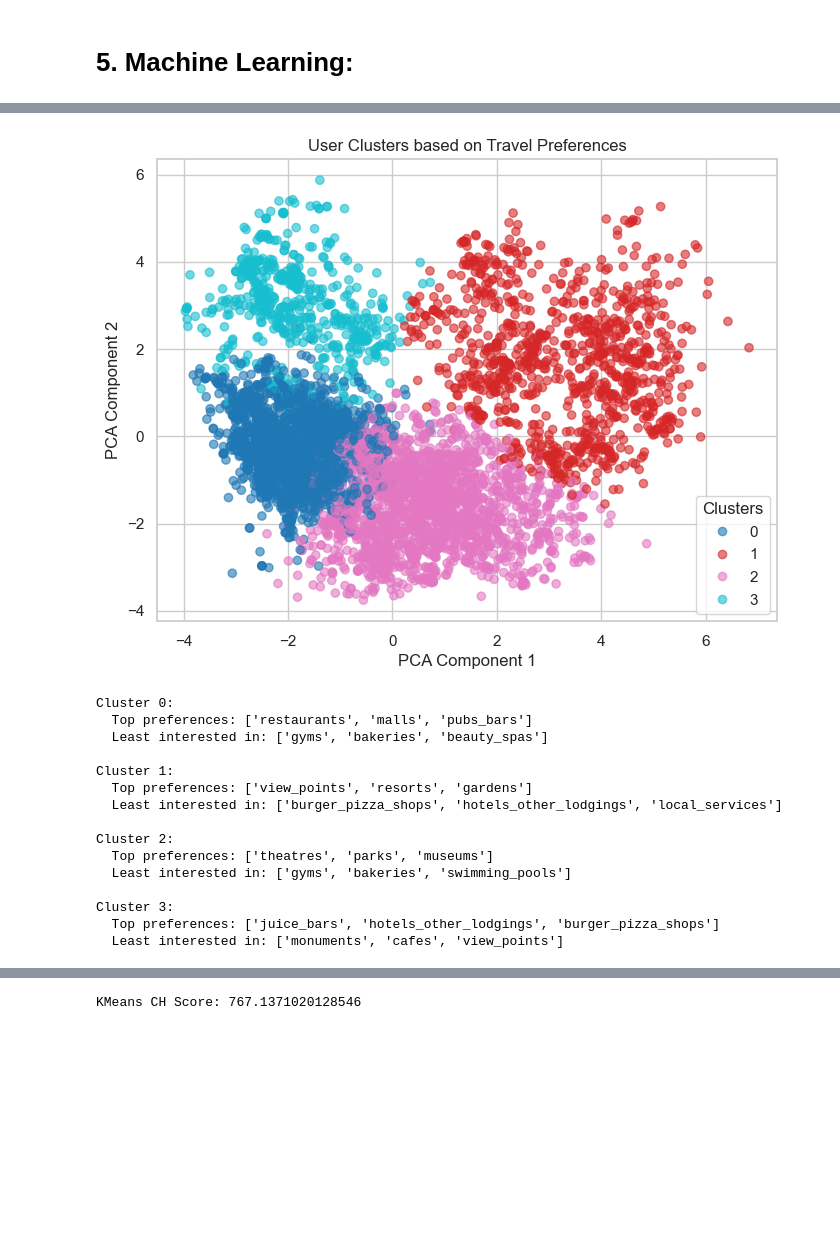
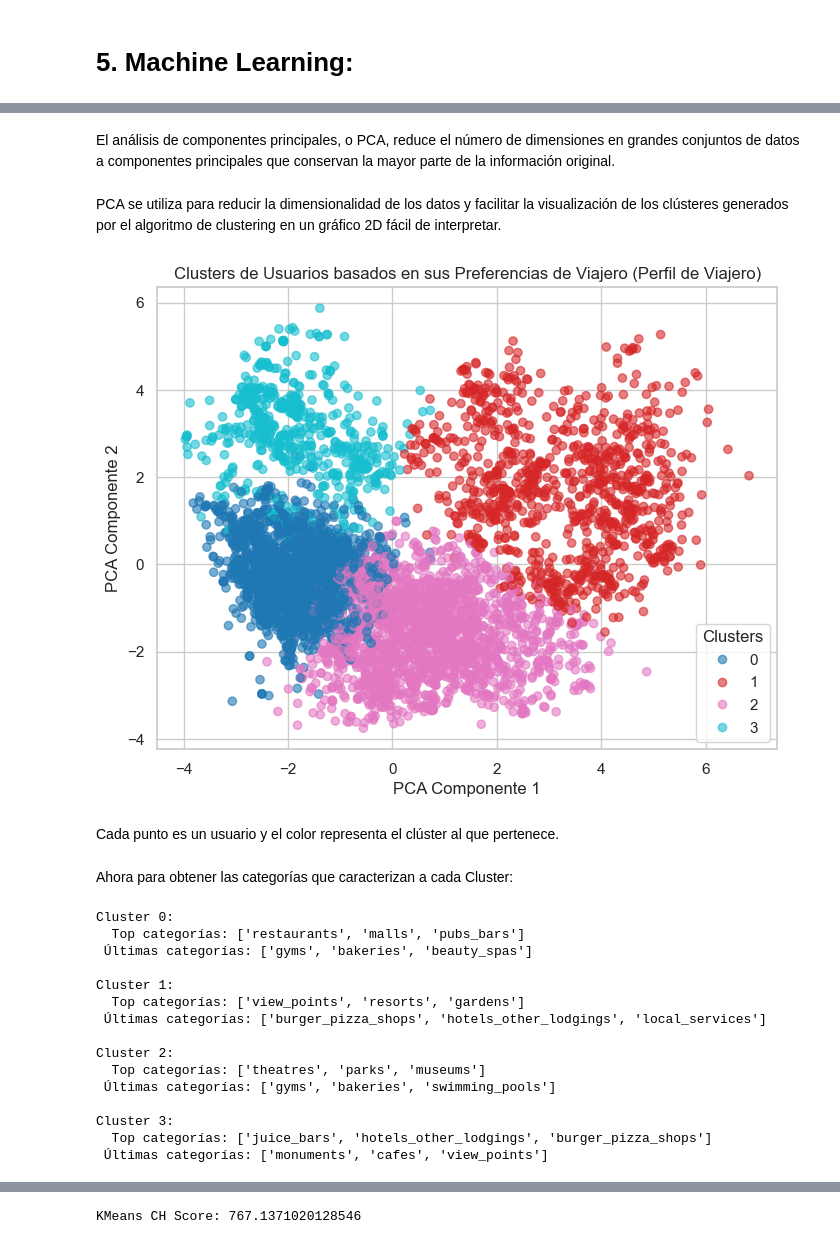
Before and after one commit to gabrielaaguiv5/ProjectI, a Jupyter notebook: notebooks/V2_eda&analysis_overview.ipynb, the cells around one changed output, grey strips where cells are left out. Cells and saved outputs as stored; diff of their text form; code cells hidden in the pictures; blank space fills up the shorter version.

```diff
--- a/notebooks/V2_eda&analysis_overview.ipynb
+++ b/notebooks/V2_eda&analysis_overview.ipynb
@@ -516,16 +555,24 @@ datos['cluster'] = clusters
+# %% [markdown]
+El análisis de componentes principales, o PCA, reduce el número de dimensiones en grandes conjuntos de datos a componentes principales que conservan la mayor parte de la información original.
+# %% [markdown]
+PCA se utiliza para reducir la dimensionalidad de los datos y facilitar la visualización de los clústeres generados por el algoritmo de clustering en un gráfico 2D fácil de interpretar.
 # %%
-pca = PCA(n_components=2)
+pca = PCA(n_components=2) # Simplifica las 24 categorías de cada usuario y las transforma en 2 dimensiones principales que contienen la mayor parte de la información (los “componentes principales”).
 X_pca = pca.fit_transform(X_scaled)
 
 plt.figure(figsize=(8,6))
 scatter = plt.scatter(X_pca[:,0], X_pca[:,1], c=clusters, cmap='tab10', alpha=0.6)
-plt.xlabel("PCA Component 1")
-plt.ylabel("PCA Component 2")
-plt.title("User Clusters based on Travel Preferences")
+plt.xlabel("PCA Componente 1")
+plt.ylabel("PCA Componente 2")
+plt.title("Clusters de Usuarios basados en sus Preferencias de Viajero (Perfil de Viajero)")
 plt.legend(*scatter.legend_elements(), title="Clusters")
 plt.show()
 # %% [output]
-[figure, old version]
+[figure, new version]
+# %% [markdown]
+Cada punto es un usuario y el color representa el clúster al que pertenece.
+# %% [markdown]
+Ahora para obtener las categorías que caracterizan a cada Cluster:
 # %%
 import numpy as np
 
@@ -537,30 +584,31 @@ category_names = [
     "monuments", "gardens"
 ]
 
+# Obtiene los centroides de cada clúster y los des-normaliza (vuelve a la escala original).
 centroids = scaler.inverse_transform(kmeans.cluster_centers_)
 
+# 3 categorías con los valores más altos, 3 categorías con los valores más bajos, para poder dar el perfil "nombre" de Viajero.
 for i, center in enumerate(centroids):
     print(f"\nCluster {i}:")
     top_categories = np.argsort(center)[-3:][::-1]
-    print("  Top preferences:", [category_names[j] for j in top_categories])
+    print("  Top categorías:", [category_names[j] for j in top_categories])
     bottom_categories = np.argsort(center)[:3]
-    print("  Least interested in:", [category_names[j] for j in bottom_categories])
-    # Optional: Assign labels based on dominant interests
+    print(" Últimas categorías:", [category_names[j] for j in bottom_categories])
 # %% [output]
 Cluster 0:
-  Top preferences: ['restaurants', 'malls', 'pubs_bars']
-  Least interested in: ['gyms', 'bakeries', 'beauty_spas']
+  Top categorías: ['restaurants', 'malls', 'pubs_bars']
+ Últimas categorías: ['gyms', 'bakeries', 'beauty_spas']
 
 Cluster 1:
-  Top preferences: ['view_points', 'resorts', 'gardens']
-  Least interested in: ['burger_pizza_shops', 'hotels_other_lodgings', 'local_services']
+  Top categorías: ['view_points', 'resorts', 'gardens']
+ Últimas categorías: ['burger_pizza_shops', 'hotels_other_lodgings', 'local_services']
 
 Cluster 2:
-  Top preferences: ['theatres', 'parks', 'museums']
-  Least interested in: ['gyms', 'bakeries', 'swimming_pools']
+  Top categorías: ['theatres', 'parks', 'museums']
+ Últimas categorías: ['gyms', 'bakeries', 'swimming_pools']
 
 Cluster 3:
-  Top preferences: ['juice_bars', 'hotels_other_lodgings', 'burger_pizza_shops']
-  Least interested in: ['monuments', 'cafes', 'view_points']
+  Top categorías: ['juice_bars', 'hotels_other_lodgings', 'burger_pizza_shops']
+ Últimas categorías: ['monuments', 'cafes', 'view_points']
 # %%
 cluster_labels = {
```
Also changed, not shown: parts of 18 cells of this notebook.
